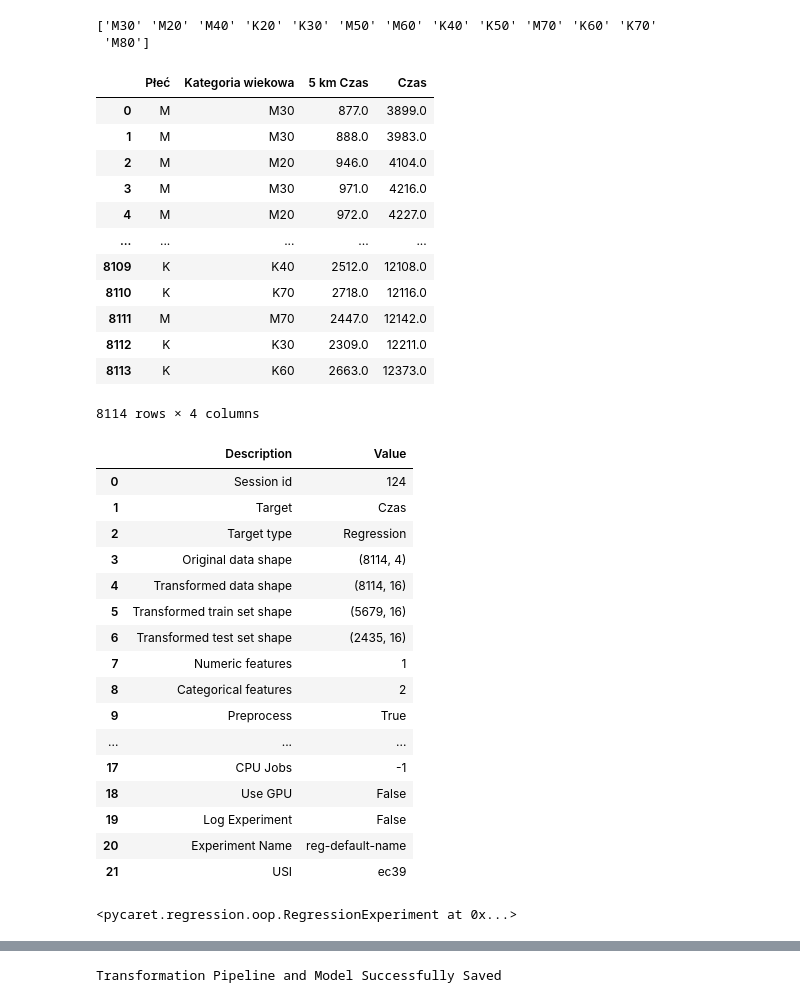
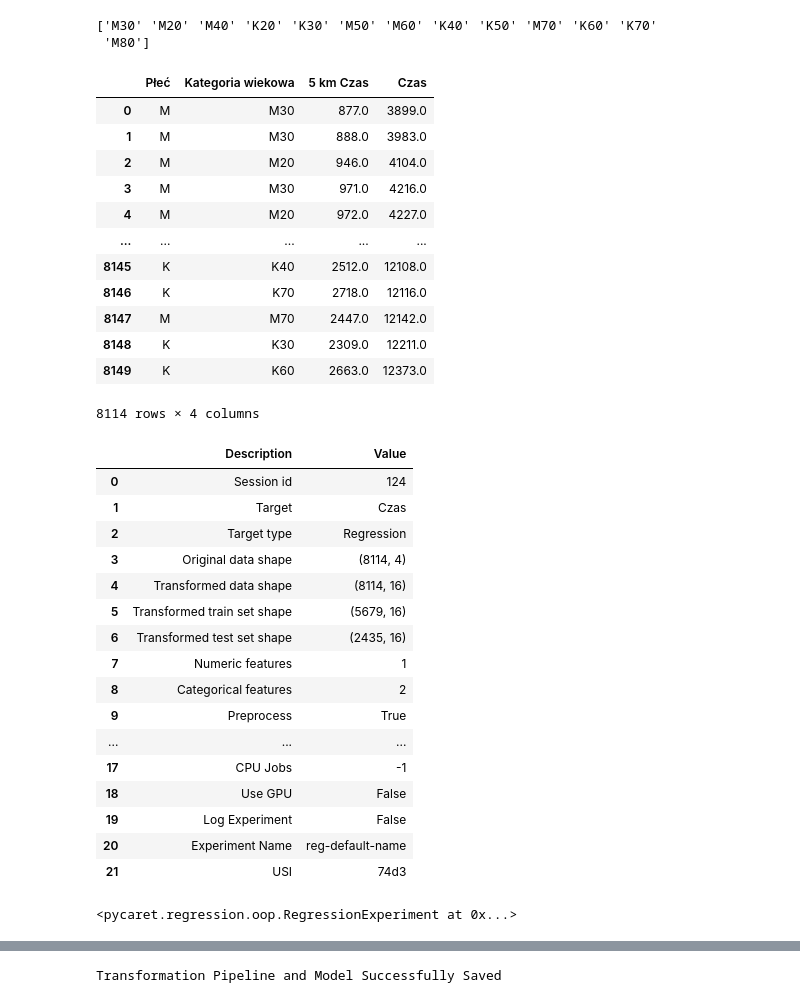
Before and after one commit to M-Kij/Race_Oracle, a Jupyter notebook: Race_Oracle.ipynb, the cells around one changed output, grey strips where cells are left out. Saved outputs shown, nothing was run; the diff lists cells and outputs as text; code cells hidden in the pictures.

Commit message:
no cloud data

```diff
--- a/Race_Oracle.ipynb
+++ b/Race_Oracle.ipynb
@@ -26,9 +28,9 @@ s3 = boto3.client(
 # %%
-# do_df = pd.read_csv('halfmarathon_wroclaw_2023__final.csv', sep=';')
+df = pd.read_csv('halfmarathon_wroclaw_2023__final.csv', sep=';')
 # do_df.to_csv(f"s3://{BUCKET_NAME}/halfmarathon_wroclaw_2023.csv")
 
 # Wczytanie z DO pliku csv do df
-df = pd.read_csv(f"s3://{BUCKET_NAME}/halfmarathon_wroclaw_2023__final.csv", sep=';')
+# df = pd.read_csv(f"s3://{BUCKET_NAME}/halfmarathon_wroclaw_2023__final.csv", sep=';')
 df.head()
 # %% [output]
 |  | Miejsce | Numer startowy | Imię | Nazwisko | Miasto | Kraj | Drużyna | Płeć | Płeć Miejsce | ... |
@@ -108,18 +110,19 @@ cloud_df = pd.read_csv(f"s3://{BUCKET_NAME}/test_data.csv", sep=';')
 # %%
+cloud_df = test_df
 cloud_df
 # %% [output]
 |  | Płeć | Kategoria wiekowa | 5 km Czas | Czas |
 | 0 | M | M30 | 877.0 | 3899.0 |
 | 1 | M | M30 | 888.0 | 3983.0 |
 | 2 | M | M20 | 946.0 | 4104.0 |
 | 3 | M | M30 | 971.0 | 4216.0 |
 | 4 | M | M20 | 972.0 | 4227.0 |
 | ... | ... | ... | ... | ... |
-| 8109 | K | K40 | 2512.0 | 12108.0 |
-| 8110 | K | K70 | 2718.0 | 12116.0 |
-| 8111 | M | M70 | 2447.0 | 12142.0 |
-| 8112 | K | K30 | 2309.0 | 12211.0 |
-| 8113 | K | K60 | 2663.0 | 12373.0 |
+| 8145 | K | K40 | 2512.0 | 12108.0 |
+| 8146 | K | K70 | 2718.0 | 12116.0 |
+| 8147 | M | M70 | 2447.0 | 12142.0 |
+| 8148 | K | K30 | 2309.0 | 12211.0 |
+| 8149 | K | K60 | 2663.0 | 12373.0 |
 8114 rows × 4 columns
 # %%
 # Przygotowanie setup do ML
@@ -141,7 +144,7 @@ setup(data=cloud_df, target="Czas", session_id=124)
 | 18 | Use GPU | False |
 | 19 | Log Experiment | False |
 | 20 | Experiment Name | reg-default-name |
-| 21 | USI | ec39 |
+| 21 | USI | 74d3 |
 <pycaret.regression.oop.RegressionExperiment at 0x...>
 # %%
 # Wybór najpelszego modelu
```
Also changed, not shown: parts of 8 cells of this notebook, 1 other file.
